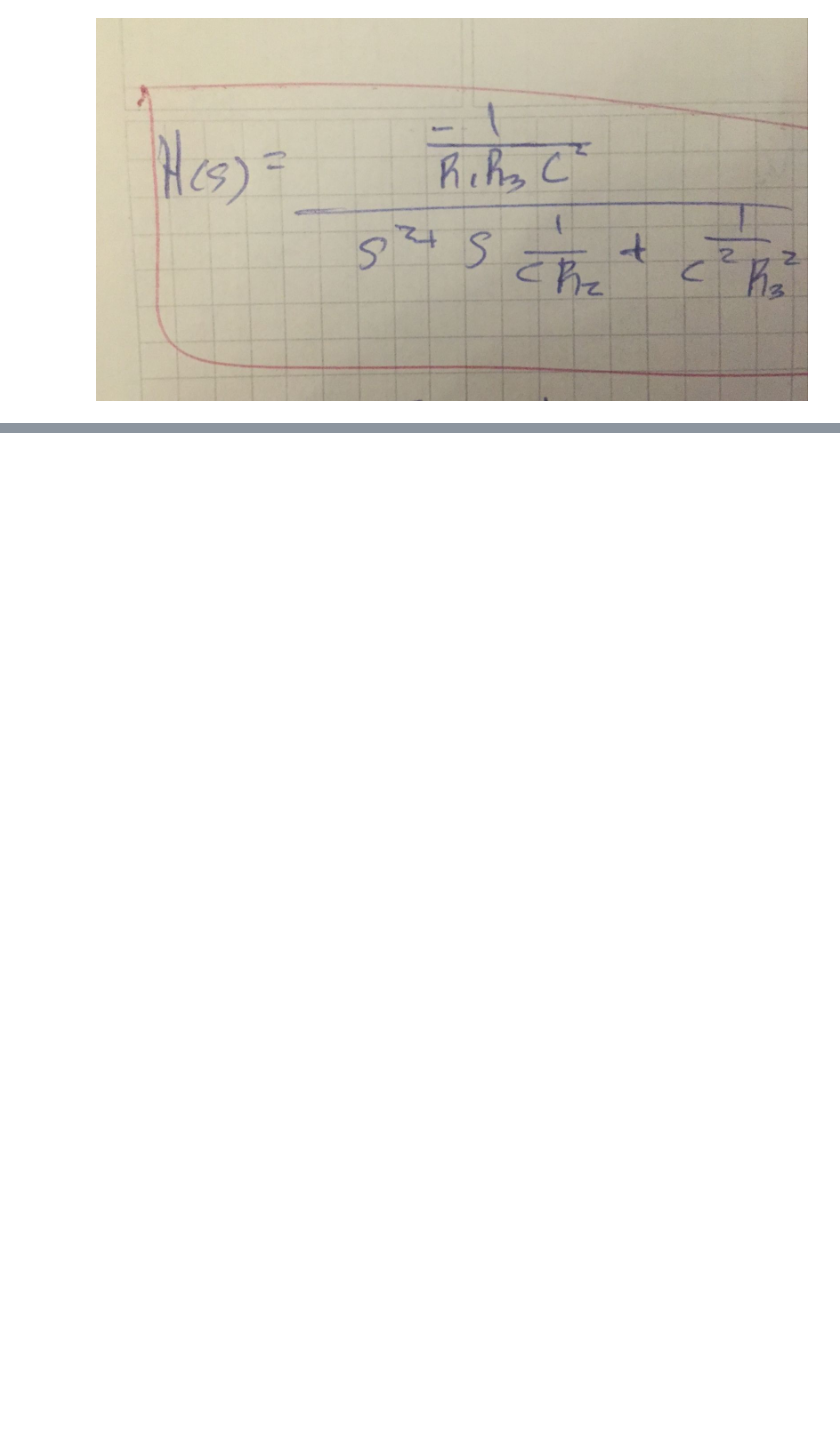
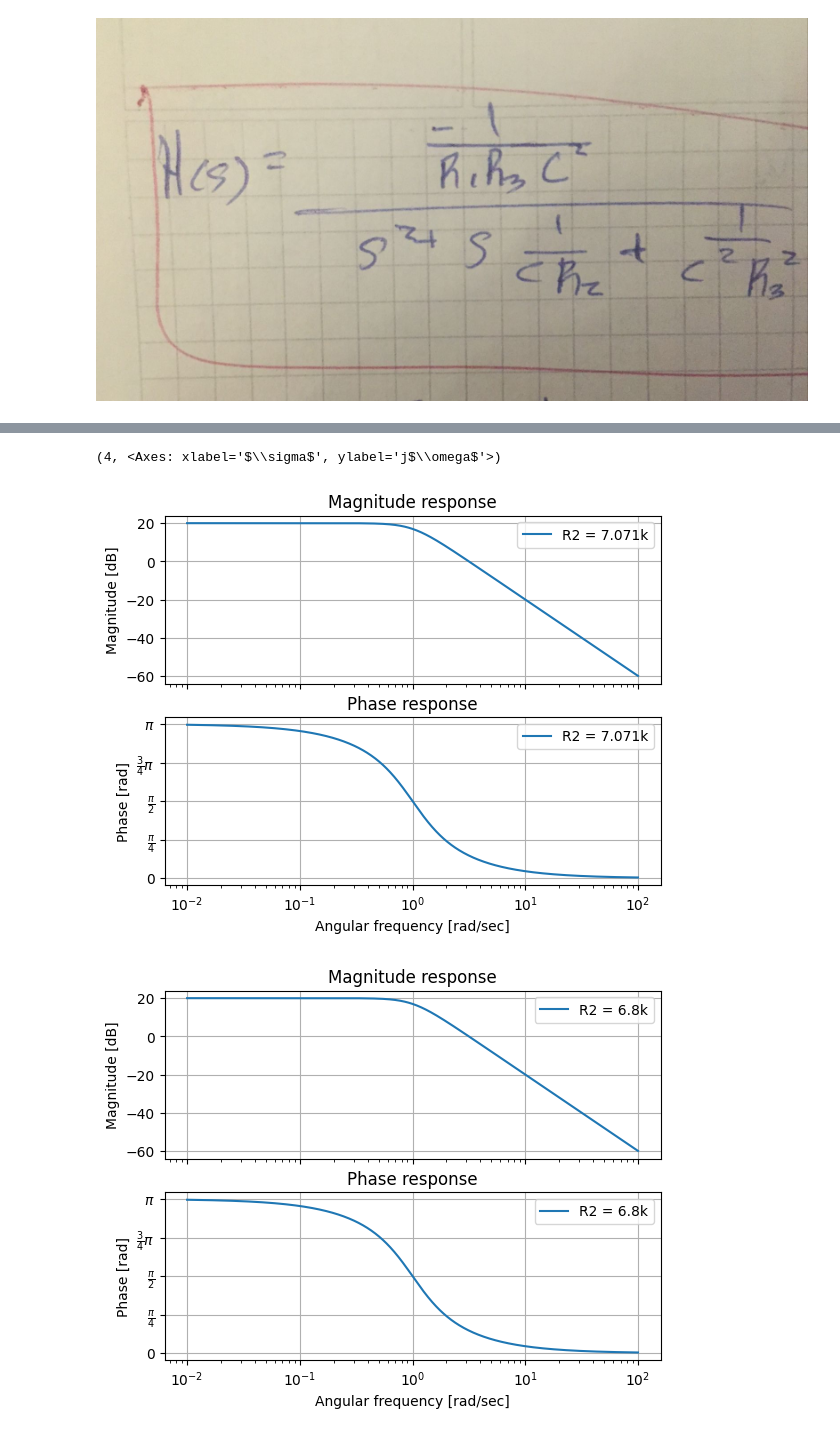
Before and after one commit to Pereyzaquer/TC2_NicolasPereyra, a Jupyter notebook: Tp_semana2/Tc2_semana2.ipynb, the cells around one changed output, grey strips where cells are left out. Cells and saved outputs as stored; diff of their text form; code cells hidden in the pictures; blank space fills up the shorter version.

```diff
--- a/Tp_semana2/Tc2_semana2.ipynb
+++ b/Tp_semana2/Tc2_semana2.ipynb
@@ -74,0 +112,31 @@ pzmap(my_tf, fig_id=2) #S plane pole/zero plot
+# %%
+from scipy.signal import TransferFunction
+import matplotlib.pyplot as plt
+
+# Librería de TC2, esta la vas a usar mucho
+from pytc2.sistemas_lineales import pzmap, bodePlot
+
+R2i = 7.071*10**3 # i = ideal
+R2r =6.8*10**3 # r = real
+R3 = 10*10**3
+R1 = 100
+k = (R3/R1)**(1/2) # k = (R3/R1)
+qi = R2i/R3
+qr = R2r/R3
+
+plt.close('all')
+
+
+
+my_tfi = TransferFunction( [-1*k], [1, 1/qi, 1])
+my_tfr = TransferFunction( [-1*k], [1, 1/qr, 1])
+
+bodePlot(my_tfi, fig_id=1, filter_description = 'R2 = 7.071k')
+bodePlot(my_tfi, fig_id=2, filter_description = 'R2 = 6.8k')
+
+pzmap(my_tfr, fig_id=3, filter_description = 'R2 = 7.071k') #S plane pole/zero plot
+pzmap(my_tfr, fig_id=4, filter_description = 'R2 = 6.8k') #S plane pole/zero plot
+# %% [output]
+(4, <Axes: xlabel='$\\sigma$', ylabel='j$\\omega$'>)
+[figure, added]
+[figure, added]
```
Also changed, not shown: parts of 8 cells of this notebook.
